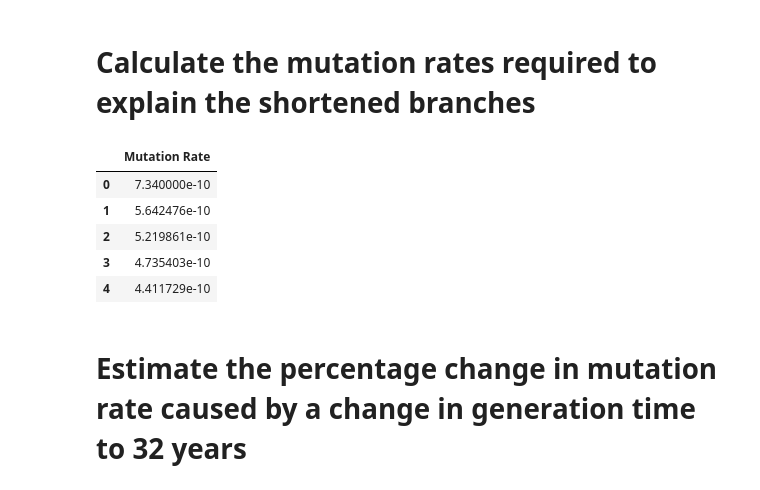
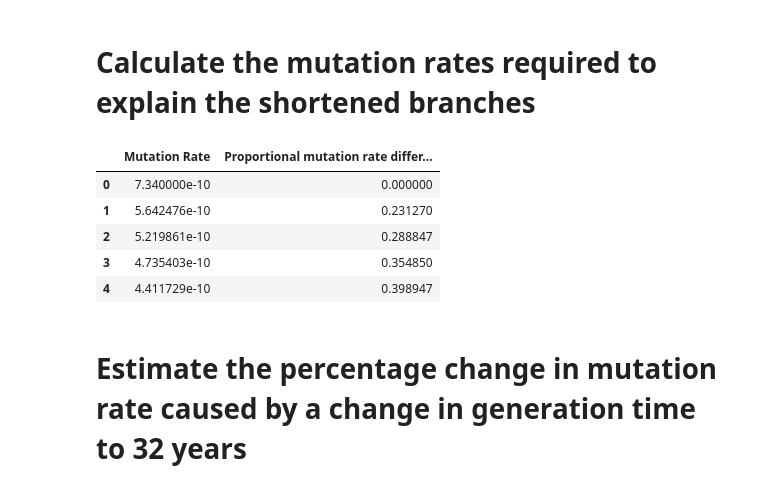
Before and after one commit to yanivsw/y_chr_reference_bias, a Jupyter notebook: 2_reference_bias.ipynb, the cells around one changed output. Drawn from its saved outputs; the diff is of its cells as text; code cells hidden in the pictures.

Commit message:
Added Proportional mutation rate difference to the required mutation rate analysis

```diff
--- a/2_reference_bias.ipynb
+++ b/2_reference_bias.ipynb
@@ -157,34 +157,34 @@ Slope = -54.70034353524726
 # %%
 import pandas as pd
 import utils.BranchShortening as BranchShortening
 import utils.VcfHandler as VcfHandler
 
 vcf_data = VcfHandler.get_genotypes_from_vcf_dataframe(pd.read_pickle('data/input_data/data_full_merged.hg19_mapped.vcf.gz.pkl'))
 vcf_data = vcf_data[['CHROM', 'POS', 'REF', 'ALT', 'chimp', 'HGDP01190', 'HGDP00931', 'HG02982', 'A00', 'Mezmaiskaya2']]
 
 starting_mutation_rate = 7.34e-10
 
 res1 = BranchShortening.get_missing_mutations(vcf_data, 'HGDP01190', 'HGDP00931', 0, 0, 7.34e-10)
 res2 = BranchShortening.get_missing_mutations(vcf_data, 'HGDP00931', 'HG02982', 0, 0, res1['adjusted_mutation_rate'][0])
 res3 = BranchShortening.get_missing_mutations(vcf_data, 'HG02982', 'A00', 0, 0, res2['adjusted_mutation_rate'][0])
 res4 = BranchShortening.get_missing_mutations(vcf_data, 'A00', 'Mezmaiskaya2', 0, 43449, res3['adjusted_mutation_rate'][0])
 
-res_df = pd.DataFrame([[starting_mutation_rate],
-                       [res1['adjusted_mutation_rate'][0]],
-                       [res2['adjusted_mutation_rate'][0]],
-                       [res3['adjusted_mutation_rate'][0]],
-                       [res4['adjusted_mutation_rate'][0]],
+res_df = pd.DataFrame([[starting_mutation_rate, 0],
+                       [res1['adjusted_mutation_rate'][0], 1 - res1['adjusted_mutation_rate'][0]/starting_mutation_rate],
+                       [res2['adjusted_mutation_rate'][0], 1 - res2['adjusted_mutation_rate'][0]/starting_mutation_rate],
+                       [res3['adjusted_mutation_rate'][0], 1 - res3['adjusted_mutation_rate'][0]/starting_mutation_rate],
+                       [res4['adjusted_mutation_rate'][0], 1 - res4['adjusted_mutation_rate'][0]/starting_mutation_rate],
                        ],
-                       columns=['Mutation Rate'])
+                       columns=['Mutation Rate', 'Proportional mutation rate difference'])
 
 display(res_df)
 # %% [output]
-|  | Mutation Rate |
-| 0 | 7.340000e-10 |
-| 1 | 5.642476e-10 |
-| 2 | 5.219861e-10 |
-| 3 | 4.735403e-10 |
-| 4 | 4.411729e-10 |
+|  | Mutation Rate | Proportional mutation rate differ... |
+| 0 | 7.340000e-10 | 0.000000 |
+| 1 | 5.642476e-10 | 0.231270 |
+| 2 | 5.219861e-10 | 0.288847 |
+| 3 | 4.735403e-10 | 0.354850 |
+| 4 | 4.411729e-10 | 0.398947 |
 # %% [markdown]
 # Estimate the percentage change in mutation rate caused by a change in generation time to 32 years
 # %%
```
Also changed, not shown: parts of 1 cell of this notebook.
